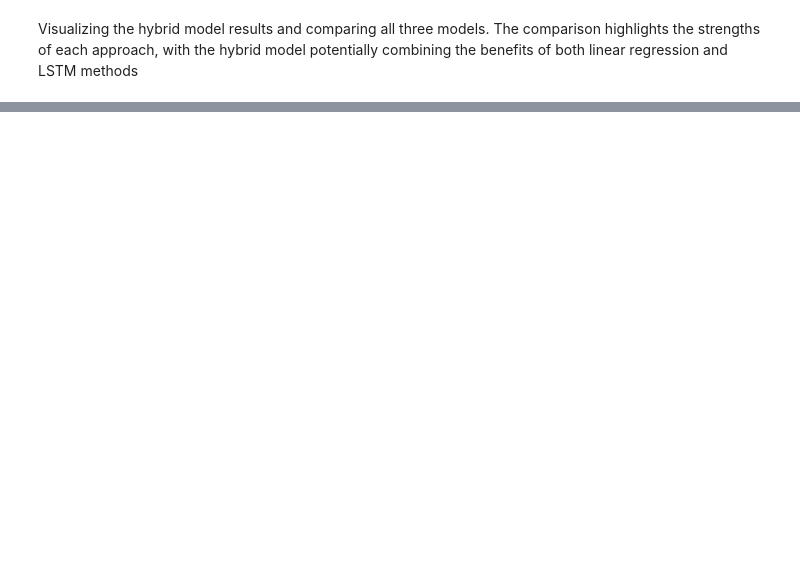
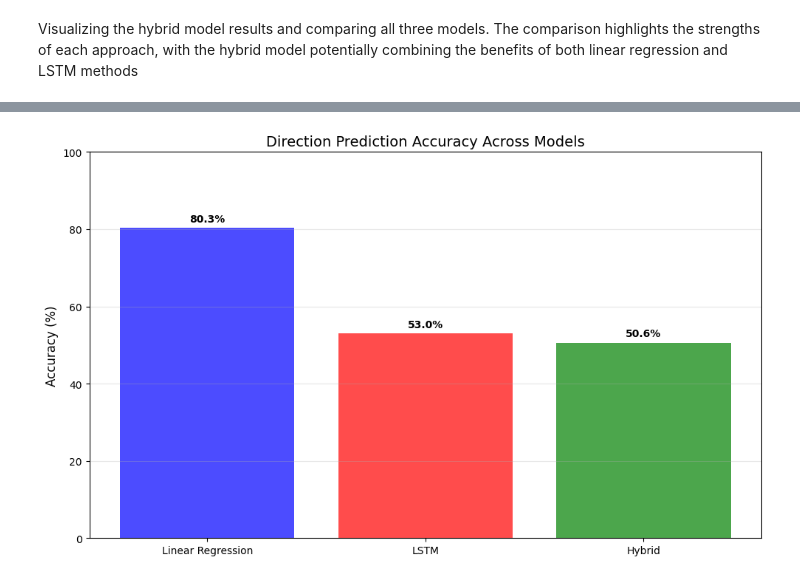
Before and after one commit to vishalgarg99/-IntegratingRegression-and-LSTM-Models-for-Accurate-Stock-Price-Prediction-Using-Yahoo-Finance-Data-, a Jupyter notebook: Hybrid.ipynb, the cells around one changed output, grey strips where cells are left out. Saved outputs shown, nothing was run; the diff lists cells and outputs as text; code cells hidden in the pictures; blank space fills up the shorter version.

```diff
--- a/Hybrid.ipynb
+++ b/Hybrid.ipynb
@@ -579,0 +691,96 @@ Model Performance Comparison:
+# %%
+# Create additional performance visualizations
+import matplotlib.pyplot as plt
+import numpy as np
+
+# 1. Direction Accuracy (similar to recall/accuracy for classification)
+# Calculate if models correctly predict price movement direction (up or down)
+def calculate_direction_accuracy(y_true, y_pred):
+    # Ensure 1D arrays
+    y_true = np.asarray(y_true).flatten()
+    y_pred = np.asarray(y_pred).flatten()
+
+    # Calculate daily direction
+    true_direction = np.sign(np.diff(y_true))
+    pred_direction = np.sign(np.diff(y_pred))
+
+    # Calculate accuracy
+    correct = np.sum(true_direction == pred_direction)
+    total = len(true_direction)
+
+    return correct / total * 100
+
+
+# Calculate direction accuracy for each model
+# You'll need to replace these with your actual predictions
+lr_direction_acc = calculate_direction_accuracy(y_test_lr, lr_test_pred)
+lstm_direction_acc = calculate_direction_accuracy(y_test_seq_rescaled, lstm_test_pred_rescaled)
+hybrid_direction_acc = calculate_direction_accuracy(y_test_seq_rescaled, hybrid_test_pred_rescaled)
+
+direction_acc_values = [lr_direction_acc, lstm_direction_acc, hybrid_direction_acc]
+
+# Plot direction accuracy
+plt.figure(figsize=(10, 6))
+colors = ['blue', 'red', 'green']
+bars = plt.bar(models, direction_acc_values, color=colors, alpha=0.7)
+
+# Add values on top of bars
+for bar in bars:
+    height = bar.get_height()
+    plt.text(bar.get_x() + bar.get_width()/2., height + 1,
+            f'{height:.1f}%', ha='center', va='bottom', fontweight='bold')
+
+plt.title('Direction Prediction Accuracy Across Models', fontsize=14)
+plt.ylabel('Accuracy (%)', fontsize=12)
+plt.grid(axis='y', alpha=0.3)
+plt.ylim(0, 100)  # Percentage scale
+plt.tight_layout()
+plt.show()
+
+# 2. Validation Loss Curves
+plt.figure(figsize=(12, 6))
+
+# Plot LSTM validation loss if available
+if 'lstm_history' in globals() and hasattr(lstm_history, 'history'):
+    plt.plot(lstm_history.history['loss'], label='LSTM Training Loss', color='red')
+    if 'val_loss' in lstm_history.history:
+        plt.plot(lstm_history.history['val_loss'], label='LSTM Validation Loss',
+                color='red', linestyle='--')
+
+# Plot Hybrid validation loss if available
+if 'hybrid_history' in globals() and hasattr(hybrid_history, 'history'):
+    plt.plot(hybrid_history.history['loss'], label='Hybrid Training Loss', color='green')
+    if 'val_loss' in hybrid_history.history:
+        plt.plot(hybrid_history.history['val_loss'], label='Hybrid Validation Loss',
+                color='green', linestyle='--')
+
+plt.title('Training and Validation Loss Curves', fontsize=14)
+plt.xlabel('Epochs', fontsize=12)
+plt.ylabel('Loss (MSE)', fontsize=12)
+plt.grid(True, alpha=0.3)
+plt.legend()
+plt.tight_layout()
+plt.show()
+
+# 3. Error Distribution Plot
+plt.figure(figsize=(15, 6))
+
+# Calculate prediction errors
+lr_errors = y_test_lr - lr_test_pred
+lstm_errors = y_test_seq_rescaled - lstm_test_pred_rescaled
+hybrid_errors = y_test_seq_rescaled - hybrid_test_pred_rescaled
+
+# Plot error distributions
+plt.hist(lr_errors, bins=50, alpha=0.5, label='Linear Regression', color='blue')
+plt.hist(lstm_errors, bins=50, alpha=0.5, label='LSTM', color='red')
+plt.hist(hybrid_errors, bins=50, alpha=0.5, label='Hybrid', color='green')
+
+plt.title('Error Distribution Across Models', fontsize=14)
+plt.xlabel('Prediction Error ($)', fontsize=12)
+plt.ylabel('Frequency', fontsize=12)
+plt.grid(True, alpha=0.3)
+plt.legend()
+plt.tight_layout()
+plt.show()
+# %% [output]
+[figure, added]
```
Also changed, not shown: parts of 12 cells of this notebook.
